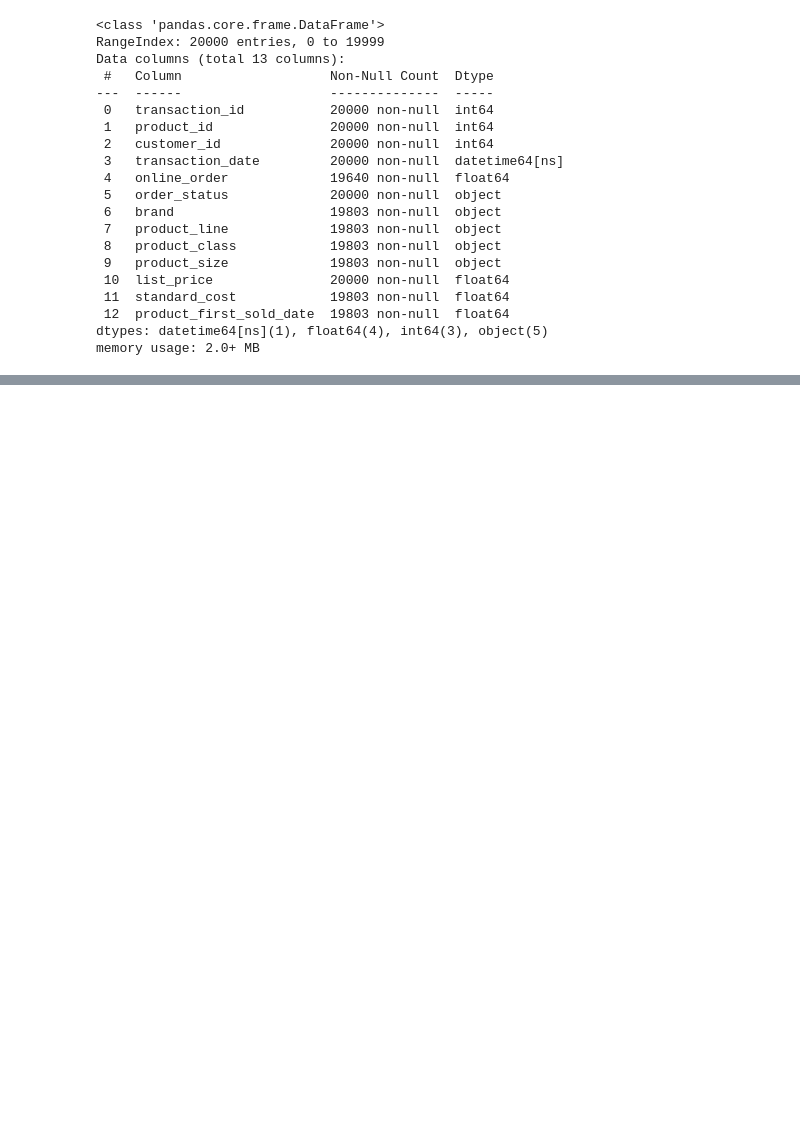
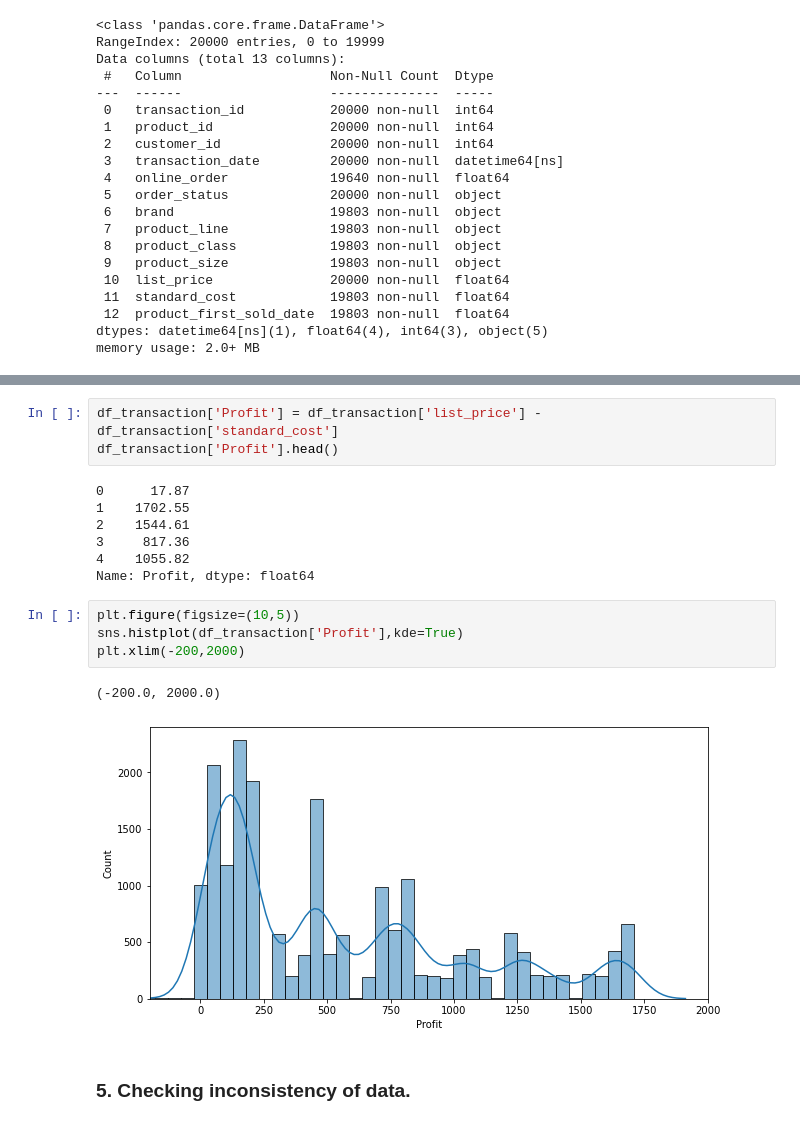
Before and after one commit to Jagadeeshkumaryanda/Customer_Segmentation_Analysis, a Jupyter notebook: DQA_and _Data_Cleaning_transcations.ipynb, the cells around one changed output, grey strips where cells are left out. Cells and saved outputs as stored; diff of their text form; blank space fills up the shorter version.

```diff
--- a/DQA_and _Data_Cleaning_transcations.ipynb
+++ b/DQA_and _Data_Cleaning_transcations.ipynb
@@ -42,0 +134,19 @@ memory usage: 2.0+ MB
+# %%
+df_transaction['Profit'] = df_transaction['list_price'] - df_transaction['standard_cost']
+df_transaction['Profit'].head()
+# %% [output]
+0      17.87
+1    1702.55
+2    1544.61
+3     817.36
+4    1055.82
+Name: Profit, dtype: float64
+# %%
+plt.figure(figsize=(10,5))
+sns.histplot(df_transaction['Profit'],kde=True)
+plt.xlim(-200,2000)
+# %% [output]
+(-200.0, 2000.0)
+[figure, added]
+# %% [markdown]
+### 5. Checking inconsistency of data.
```
Also changed, not shown: parts of 16 cells of this notebook.
